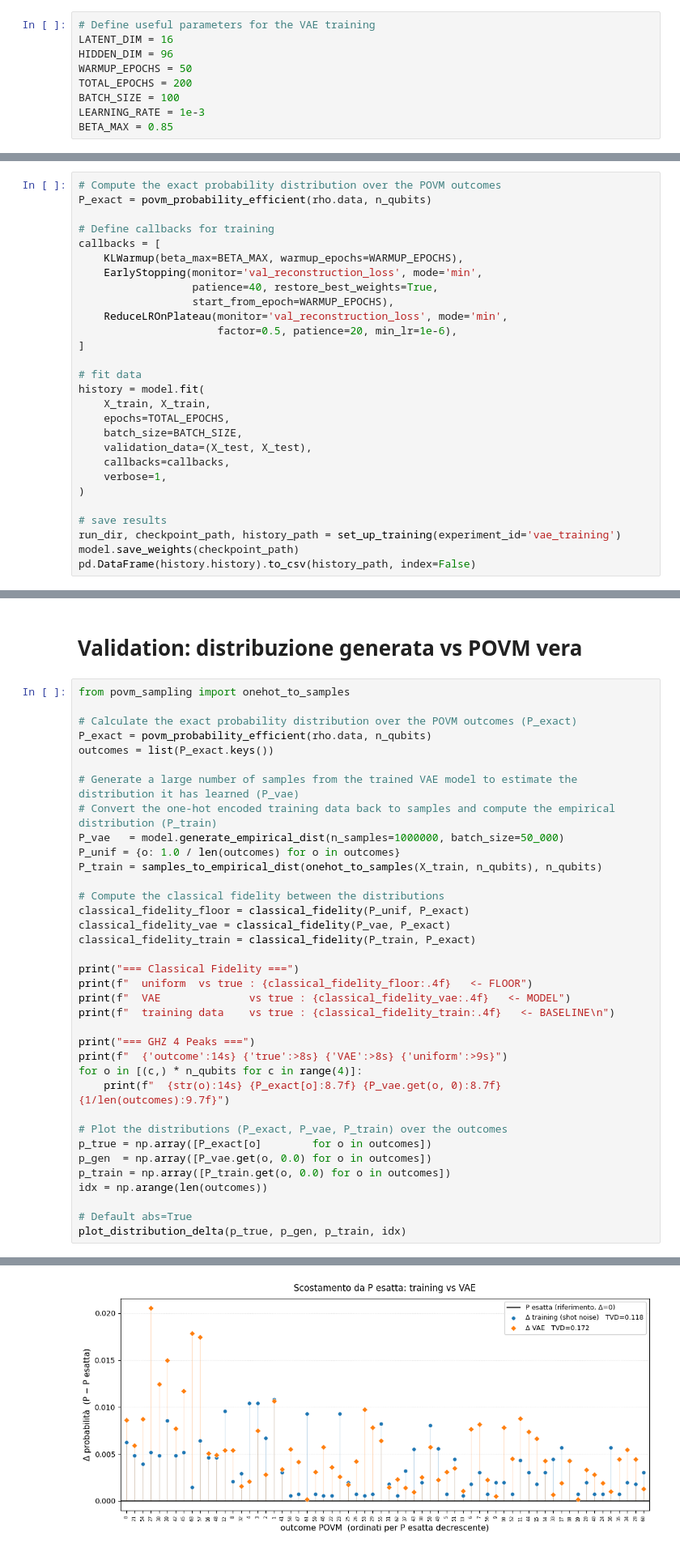
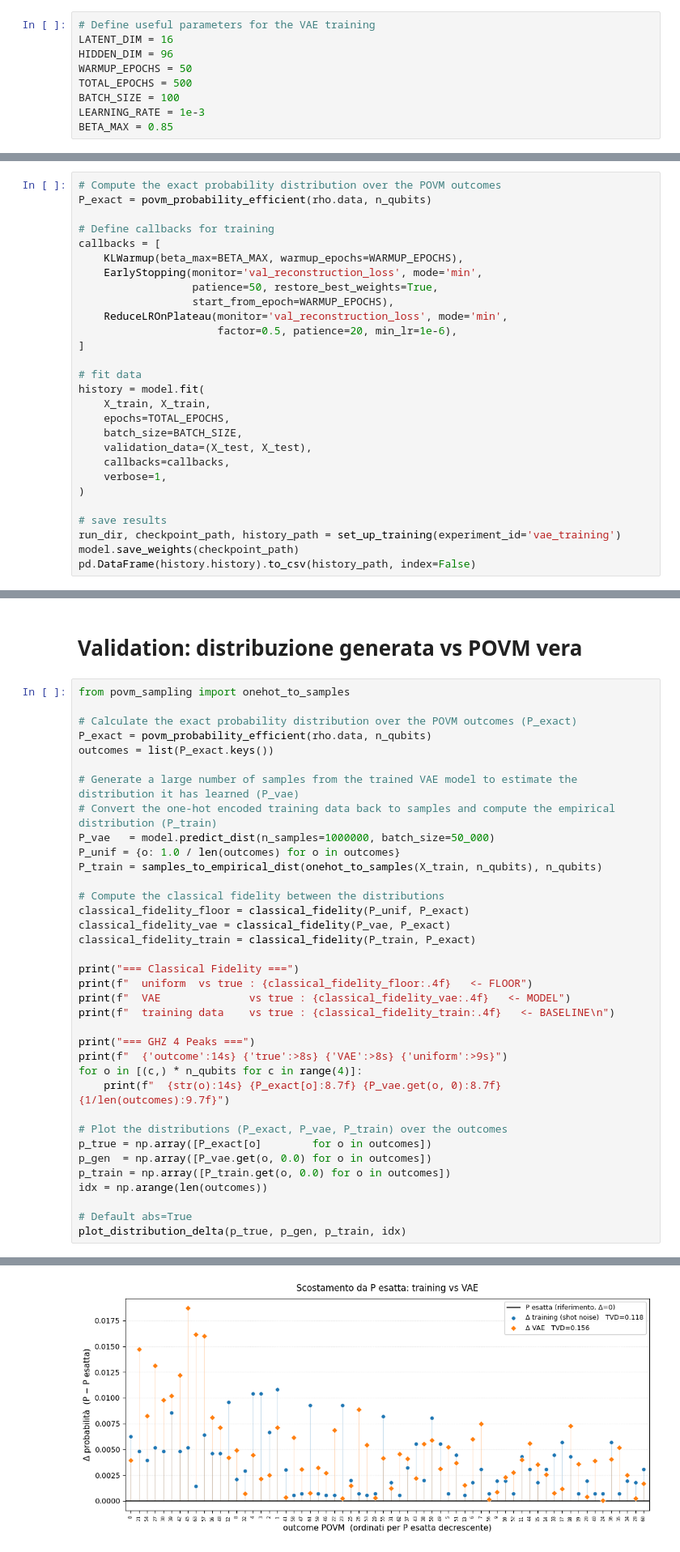
Before and after one commit to srazzetti/statistical-qst-vae, a Jupyter notebook: notebook/vae_training.ipynb, the cells around one changed output, grey strips where cells are left out. Shown at 81% size. Drawn from its saved outputs; the diff is of its cells as text.

```diff
--- a/notebook/vae_training.ipynb
+++ b/notebook/vae_training.ipynb
@@ -88,7 +82,7 @@ def set_up_training(experiment_id = 'run', drive_path = RESULTS_ROOT):
 LATENT_DIM = 16
 HIDDEN_DIM = 96
 WARMUP_EPOCHS = 50
-TOTAL_EPOCHS = 200
+TOTAL_EPOCHS = 500
 BATCH_SIZE = 100
 LEARNING_RATE = 1e-3
 BETA_MAX = 0.85
@@ -106,7 +100,7 @@ P_exact = povm_probability_efficient(rho.data, n_qubits)
 callbacks = [
     KLWarmup(beta_max=BETA_MAX, warmup_epochs=WARMUP_EPOCHS),
     EarlyStopping(monitor='val_reconstruction_loss', mode='min',
-                  patience=40, restore_best_weights=True,
+                  patience=50, restore_best_weights=True,
                   start_from_epoch=WARMUP_EPOCHS),
     ReduceLROnPlateau(monitor='val_reconstruction_loss', mode='min',
                       factor=0.5, patience=20, min_lr=1e-6),
@@ -162,7 +156,7 @@ outcomes = list(P_exact.keys())
 
 # Generate a large number of samples from the trained VAE model to estimate the distribution it has learned (P_vae)
 # Convert the one-hot encoded training data back to samples and compute the empirical distribution (P_train)
-P_vae   = model.generate_empirical_dist(n_samples=1000000, batch_size=50_000)
+P_vae   = model.predict_dist(n_samples=1000000, batch_size=50_000)
 P_unif = {o: 1.0 / len(outcomes) for o in outcomes}
 P_train = samples_to_empirical_dist(onehot_to_samples(X_train, n_qubits), n_qubits)
 
@@ -204,4 +198,4 @@ plot_distribution_delta(p_true, p_gen, p_train, idx)
-[figure, old version]
+[figure, new version]
 # %% [markdown]
 # Provo da 3 a 8 qubit
 # %%
```
Also changed, not shown: parts of 8 cells of this notebook, 2 other files.
